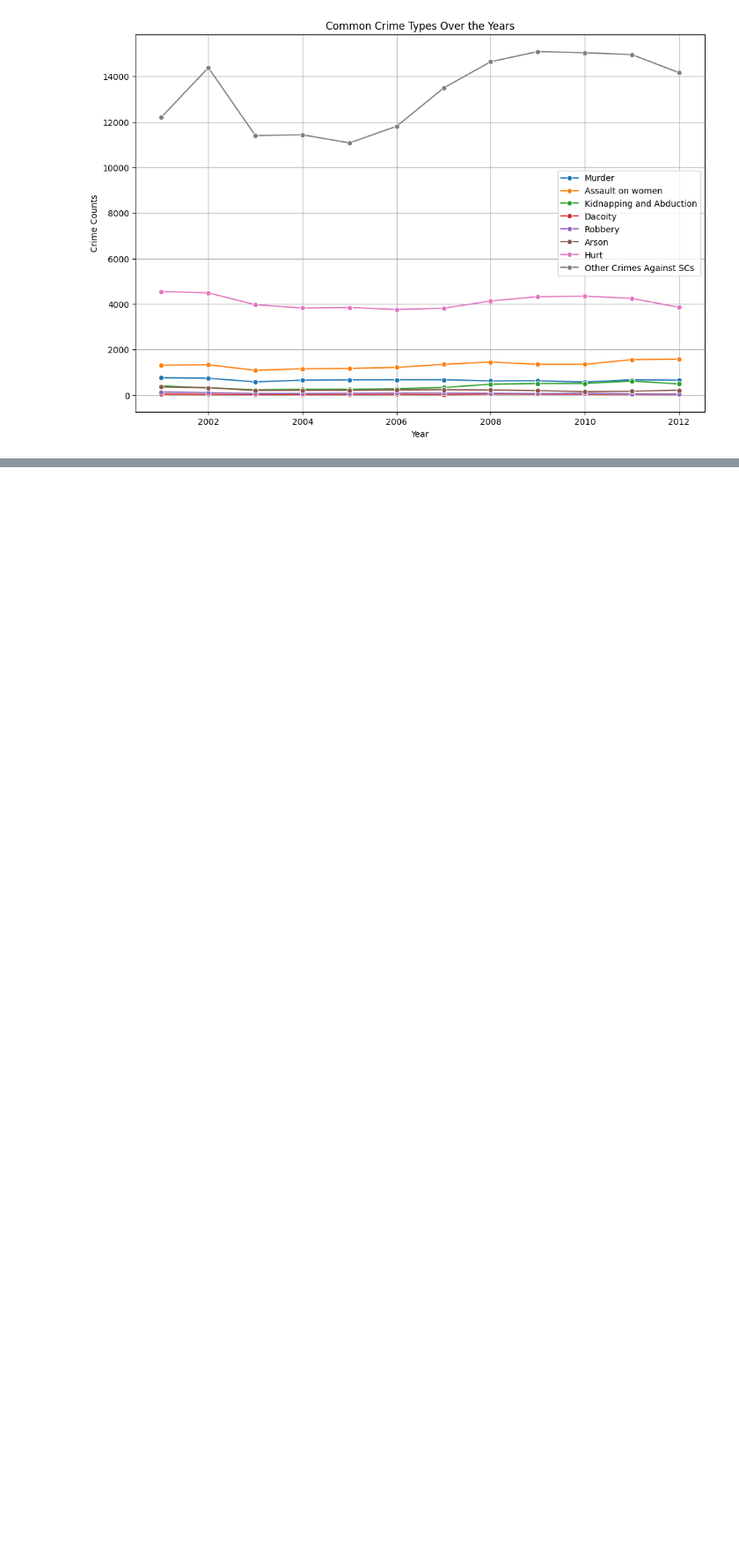
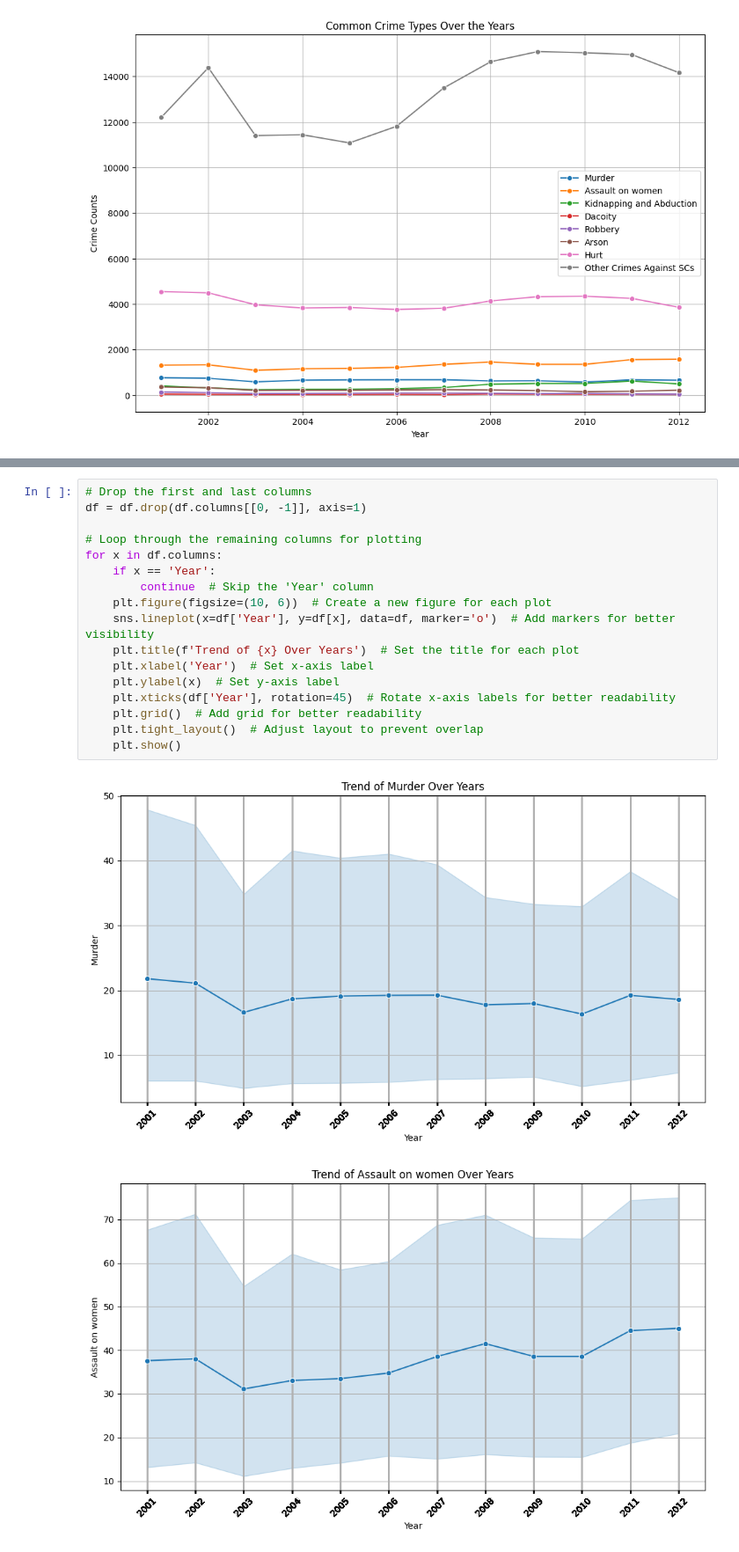
Before and after one commit to aniketag001/india_crime_analysis, a Jupyter notebook: data/crime.ipynb, the cells around one changed output, grey strips where cells are left out. Shown at 88% size. Drawn from its saved outputs; the diff is of its cells as text; blank space fills up the shorter version.

```diff
--- a/data/crime.ipynb
+++ b/data/crime.ipynb
@@ -331,0 +334,20 @@ plt.show()
+# %%
+# Drop the first and last columns
+df = df.drop(df.columns[[0, -1]], axis=1)
+
+# Loop through the remaining columns for plotting
+for x in df.columns:
+    if x == 'Year':
+        continue  # Skip the 'Year' column
+    plt.figure(figsize=(10, 6))  # Create a new figure for each plot
+    sns.lineplot(x=df['Year'], y=df[x], data=df, marker='o')  # Add markers for better visibility
+    plt.title(f'Trend of {x} Over Years')  # Set the title for each plot
+    plt.xlabel('Year')  # Set x-axis label
+    plt.ylabel(x)  # Set y-axis label
+    plt.xticks(df['Year'], rotation=45)  # Rotate x-axis labels for better readability
+    plt.grid()  # Add grid for better readability
+    plt.tight_layout()  # Adjust layout to prevent overlap
+    plt.show()
+# %% [output]
+[figure, added]
+[figure, added]
```
Also changed, not shown: parts of 2 cells of this notebook.
